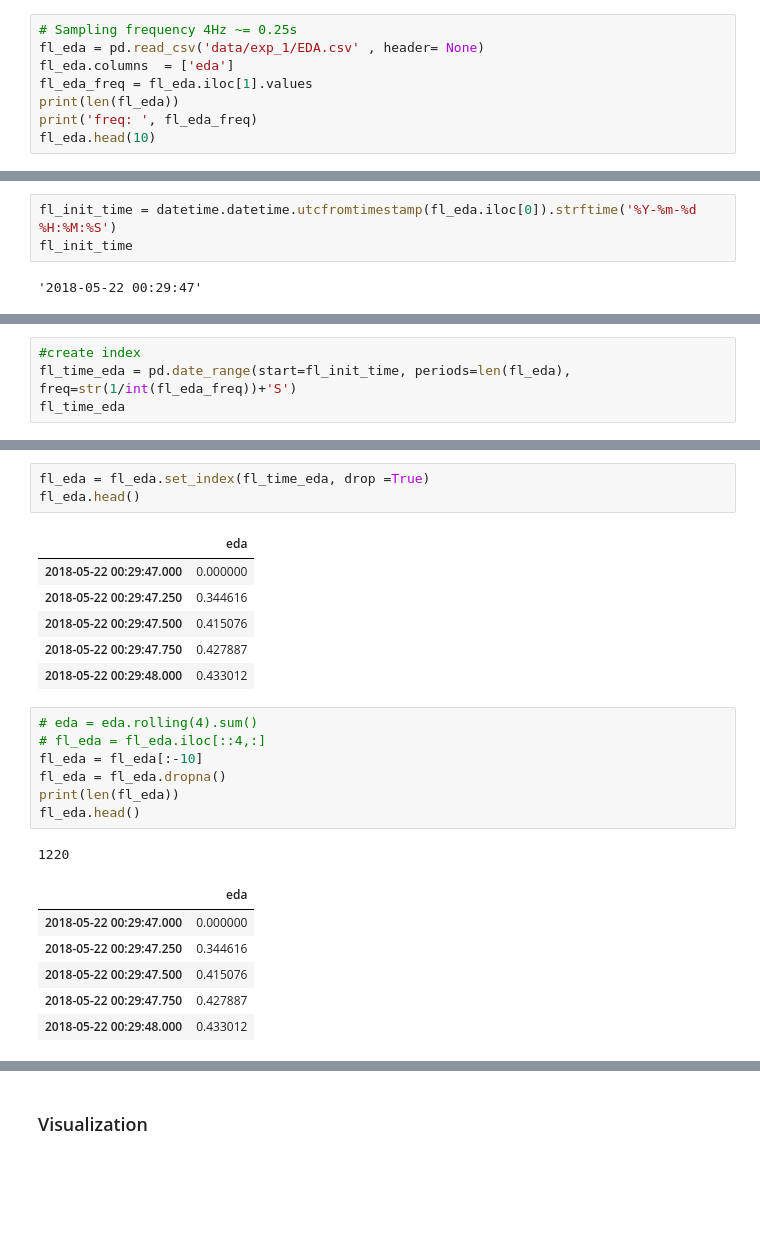
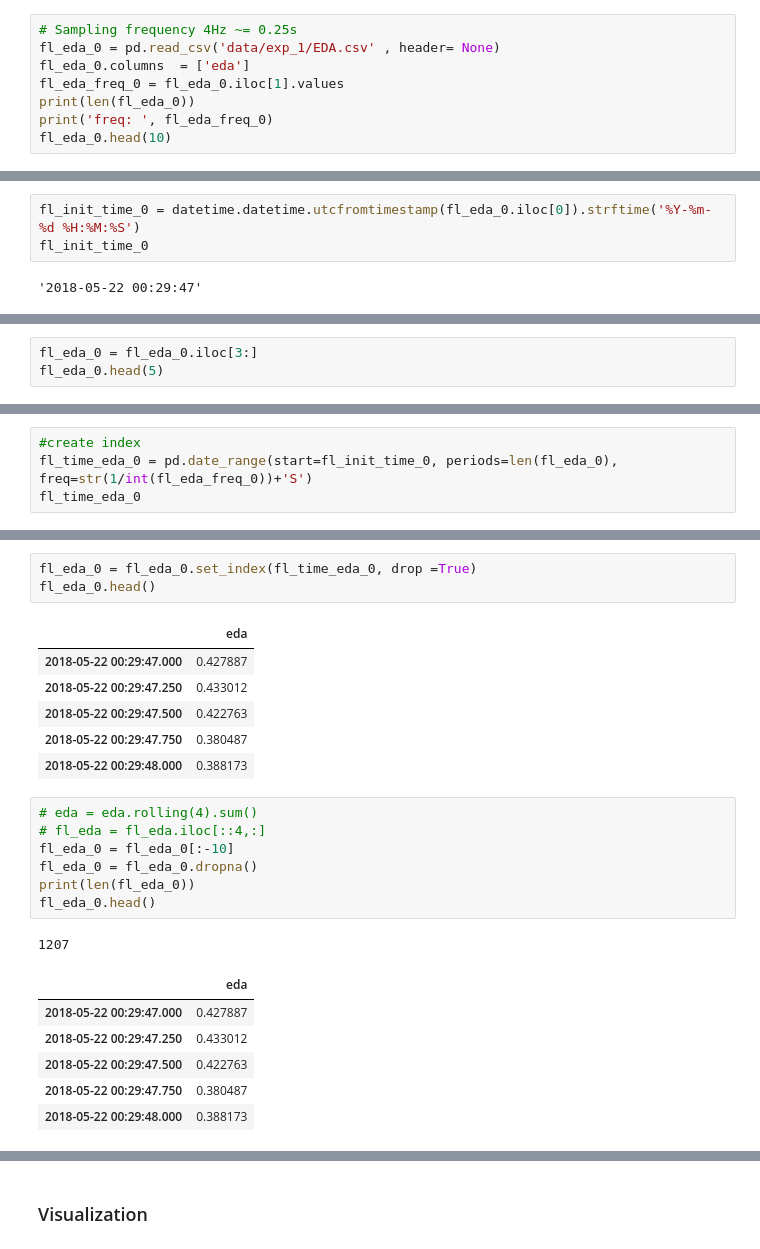
Before and after one commit to haohan723/Physiological-Data-Analysis, a Jupyter notebook: cvxEDA/src/cold_shower_draft.ipynb, the cells around one changed output, grey strips where cells are left out. Saved outputs shown, nothing was run; the diff lists cells and outputs as text; blank space fills up the shorter version.

```diff
--- a/cvxEDA/src/cold_shower_draft.ipynb
+++ b/cvxEDA/src/cold_shower_draft.ipynb
@@ -34,12 +34,12 @@ sns.set(color_codes = True)
 ### Day 0
 # %%
 # Sampling frequency 4Hz ~= 0.25s
-fl_eda = pd.read_csv('data/exp_1/EDA.csv' , header= None)
-fl_eda.columns  = ['eda']
-fl_eda_freq = fl_eda.iloc[1].values
-print(len(fl_eda))
-print('freq: ', fl_eda_freq)
-fl_eda.head(10)
+fl_eda_0 = pd.read_csv('data/exp_1/EDA.csv' , header= None)
+fl_eda_0.columns  = ['eda']
+fl_eda_freq_0 = fl_eda_0.iloc[1].values
+print(len(fl_eda_0))
+print('freq: ', fl_eda_freq_0)
+fl_eda_0.head(10)
 # %% [output]
 1232
 freq:  [4.]
@@ -55,7 +55,7 @@ freq:  [4.]
 | 8 | 3.804870e-01 |
 | 9 | 3.881730e-01 |
 # %%
-fl_init_time = datetime.datetime.utcfromtimestamp(fl_eda.iloc[0]).strftime('%Y-%m-%d %H:%M:%S')
-fl_init_time
+fl_init_time_0 = datetime.datetime.utcfromtimestamp(fl_eda_0.iloc[0]).strftime('%Y-%m-%d %H:%M:%S')
+fl_init_time_0
 # %% [output]
 '2018-05-22 00:29:47'
@@ -71,0 +62,3 @@ fl_eda.head(5)
+# %%
+fl_eda_0 = fl_eda_0.iloc[3:]
+fl_eda_0.head(5)
@@ -72,7 +72,7 @@ fl_eda.head(5)
 # %%
 #create index
-fl_time_eda = pd.date_range(start=fl_init_time, periods=len(fl_eda), freq=str(1/int(fl_eda_freq))+'S')
-fl_time_eda
+fl_time_eda_0 = pd.date_range(start=fl_init_time_0, periods=len(fl_eda_0), freq=str(1/int(fl_eda_freq_0))+'S')
+fl_time_eda_0
 # %% [output]
 DatetimeIndex([       '2018-05-22 00:29:47', '2018-05-22 00:29:47.250000',
                '2018-05-22 00:29:47.500000', '2018-05-22 00:29:47.750000',
@@ -89,25 +89,25 @@ DatetimeIndex([       '2018-05-22 00:29:47', '2018-05-22 00:29:47.250000',
 # %%
-fl_eda = fl_eda.set_index(fl_time_eda, drop =True)
-fl_eda.head()
+fl_eda_0 = fl_eda_0.set_index(fl_time_eda_0, drop =True)
+fl_eda_0.head()
 # %% [output]
 |  | eda |
-| 2018-05-22 00:29:47.000 | 0.000000 |
-| 2018-05-22 00:29:47.250 | 0.344616 |
-| 2018-05-22 00:29:47.500 | 0.415076 |
-| 2018-05-22 00:29:47.750 | 0.427887 |
-| 2018-05-22 00:29:48.000 | 0.433012 |
+| 2018-05-22 00:29:47.000 | 0.427887 |
+| 2018-05-22 00:29:47.250 | 0.433012 |
+| 2018-05-22 00:29:47.500 | 0.422763 |
+| 2018-05-22 00:29:47.750 | 0.380487 |
+| 2018-05-22 00:29:48.000 | 0.388173 |
 # %%
 # eda = eda.rolling(4).sum()
 # fl_eda = fl_eda.iloc[::4,:]
-fl_eda = fl_eda[:-10]
-fl_eda = fl_eda.dropna()
-print(len(fl_eda))
-fl_eda.head()
+fl_eda_0 = fl_eda_0[:-10]
+fl_eda_0 = fl_eda_0.dropna()
+print(len(fl_eda_0))
+fl_eda_0.head()
 # %% [output]
-1220
+1207
 |  | eda |
-| 2018-05-22 00:29:47.000 | 0.000000 |
-| 2018-05-22 00:29:47.250 | 0.344616 |
-| 2018-05-22 00:29:47.500 | 0.415076 |
-| 2018-05-22 00:29:47.750 | 0.427887 |
-| 2018-05-22 00:29:48.000 | 0.433012 |
+| 2018-05-22 00:29:47.000 | 0.427887 |
+| 2018-05-22 00:29:47.250 | 0.433012 |
+| 2018-05-22 00:29:47.500 | 0.422763 |
+| 2018-05-22 00:29:47.750 | 0.380487 |
+| 2018-05-22 00:29:48.000 | 0.388173 |
```
Also changed, not shown: parts of 25 cells of this notebook.
